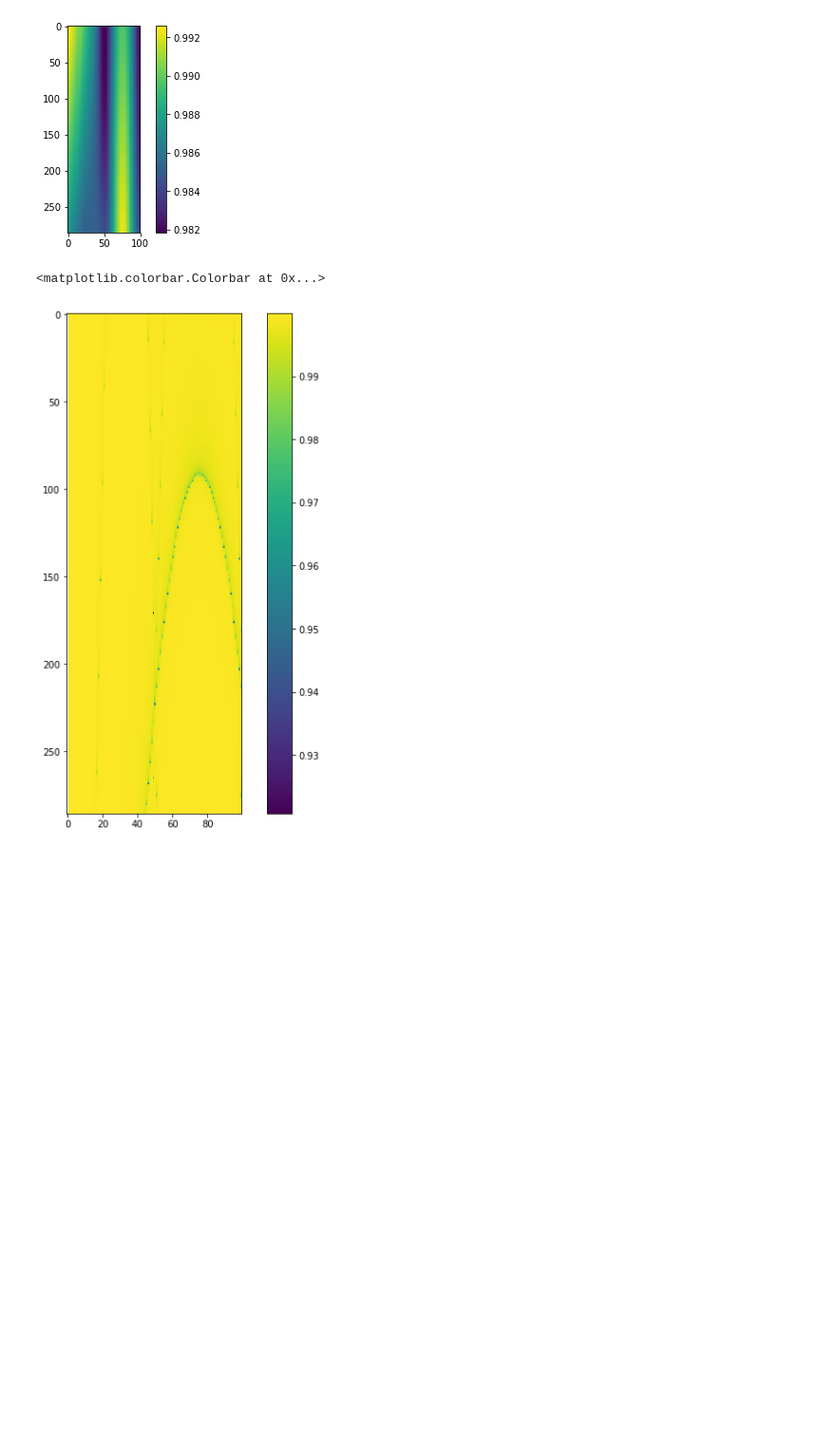
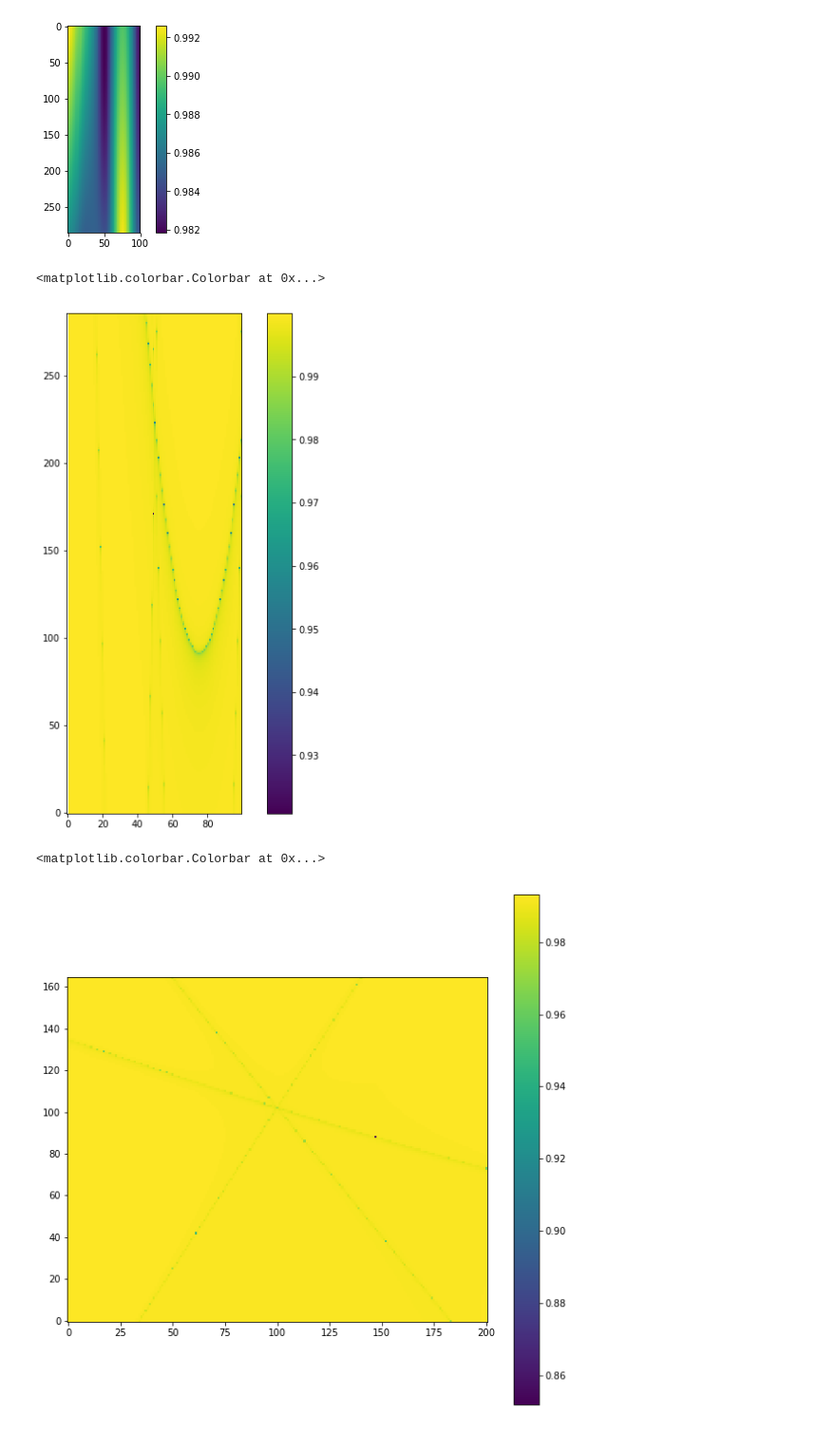
Before and after one commit to texnokrates/qpms-ipynotebooks, a Jupyter notebook: hexlaser/Dispersions.ipynb, the cells around one changed output. Shown at 95% size. Drawn from its saved outputs; the diff is of its cells as text; code cells hidden in the pictures; blank space fills up the shorter version.

```diff
--- a/hexlaser/Dispersions.ipynb
+++ b/hexlaser/Dispersions.ipynb
@@ -84,10 +116,20 @@ plt.colorbar()
 <matplotlib.colorbar.Colorbar at 0x...>
 [figure]
 # %%
+%matplotlib inline
 #long
 plt.figure(figsize=(10,10))
-plt.imshow(allS[:,:,-1])
+plt.imshow(allS[:,:,-1], origin = 'lower')
 plt.colorbar()
 # %% [output]
 <matplotlib.colorbar.Colorbar at 0x...>
-[figure, old version]
+[figure, new version]
+# %%
+%matplotlib inline
+#full reverse
+plt.figure(figsize=(10,10))
+plt.imshow(allS[:,:,-3], origin = 'lower')
+plt.colorbar()
+# %% [output]
+<matplotlib.colorbar.Colorbar at 0x...>
+[figure, added]
```
Also changed, not shown: parts of 15 cells of this notebook, 1 other file.
